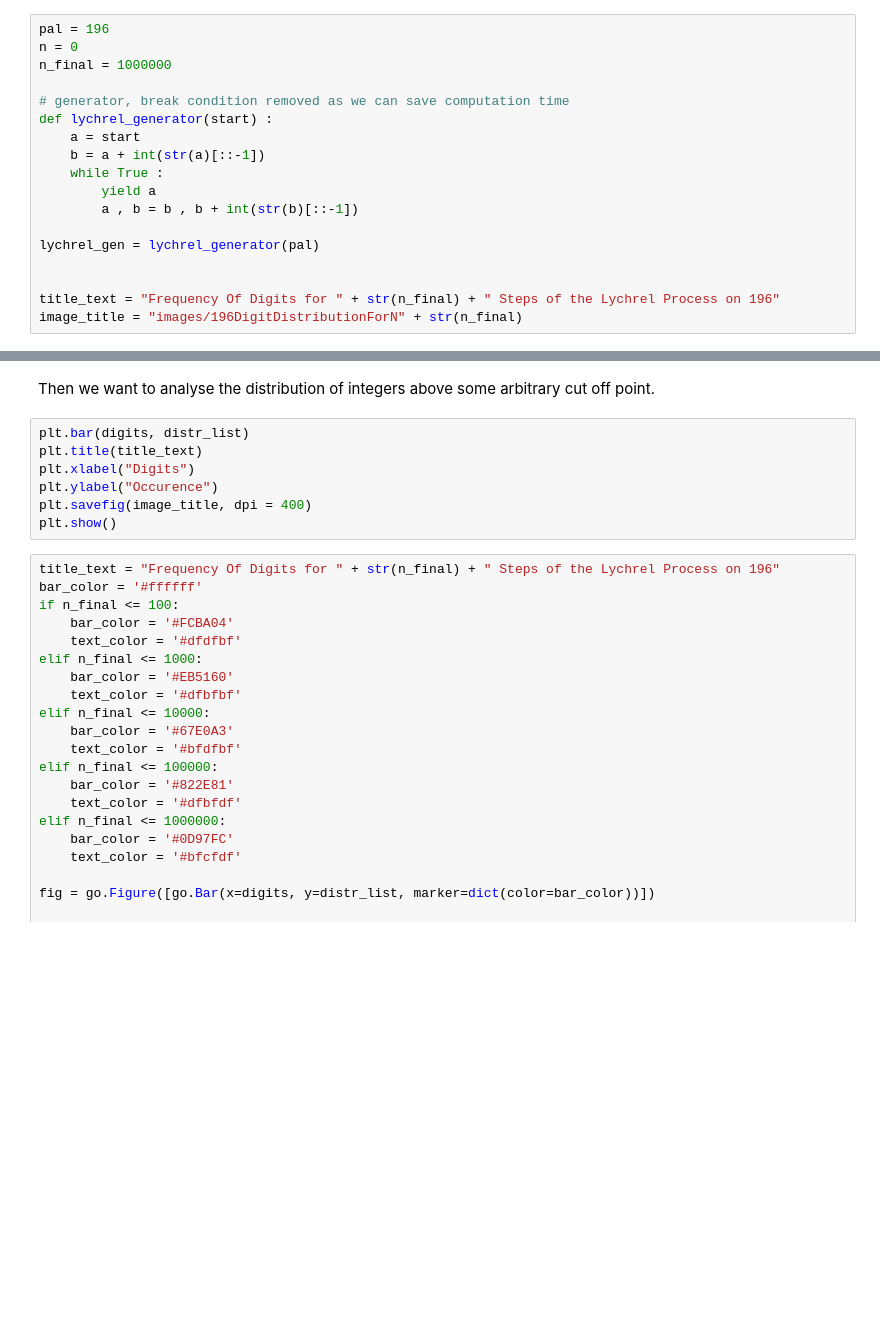
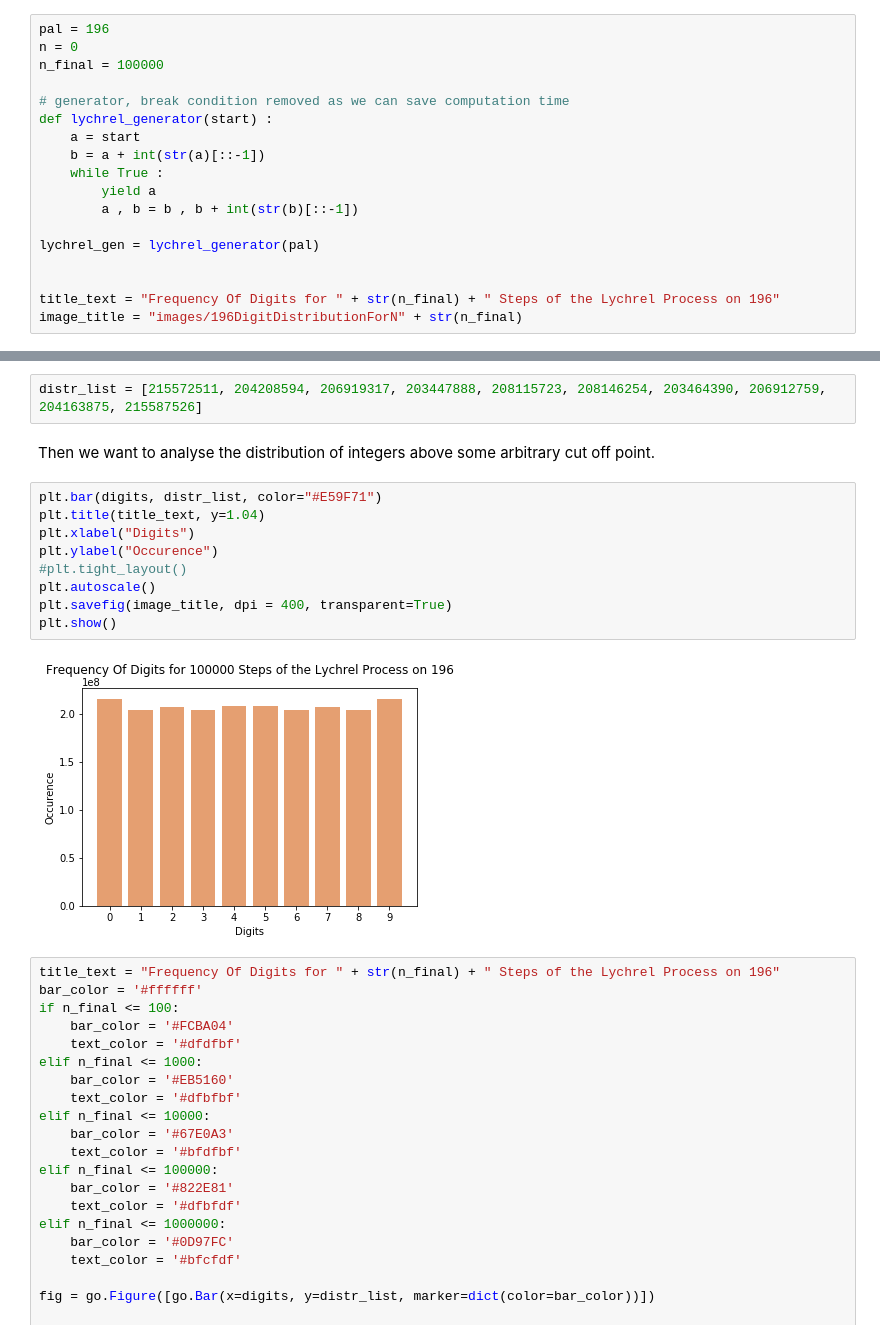
Before and after one commit to talidemestre/Lychrel-Process-Datasets, a Jupyter notebook: 196 Distribution.ipynb, the cells around one changed output, grey strips where cells are left out. Saved outputs shown, nothing was run; the diff lists cells and outputs as text; blank space fills up the shorter version.

Commit message:
graph text clipping

```diff
--- a/196 Distribution.ipynb
+++ b/196 Distribution.ipynb
@@ -12,7 +12,7 @@ We start by generating a list of the first n iterations of the lychrel process o
 # %%
 pal = 196
 n = 0
-n_final = 1000000
+n_final = 100000
 
 # generator, break condition removed as we can save computation time
 def lychrel_generator(start) :
@@ -74,12 +75,18 @@ print(digits)
+# %%
+distr_list = [215572511, 204208594, 206919317, 203447888, 208115723, 208146254, 203464390, 206912759, 204163875, 215587526]
 # %% [markdown]
 Then we want to analyse the distribution of integers above some arbitrary cut off point.
 # %%
-plt.bar(digits, distr_list)
-plt.title(title_text)
+plt.bar(digits, distr_list, color="#E59F71")
+plt.title(title_text, y=1.04)
 plt.xlabel("Digits")
 plt.ylabel("Occurence")
-plt.savefig(image_title, dpi = 400)
+#plt.tight_layout()
+plt.autoscale()
+plt.savefig(image_title, dpi = 400, transparent=True)
 plt.show()
+# %% [output]
+[figure, added]
 # %%
 title_text = "Frequency Of Digits for " + str(n_final) + " Steps of the Lychrel Process on 196"
 bar_color = '#ffffff'
```
Also changed, not shown: parts of 1 cell of this notebook, 14 other files.
